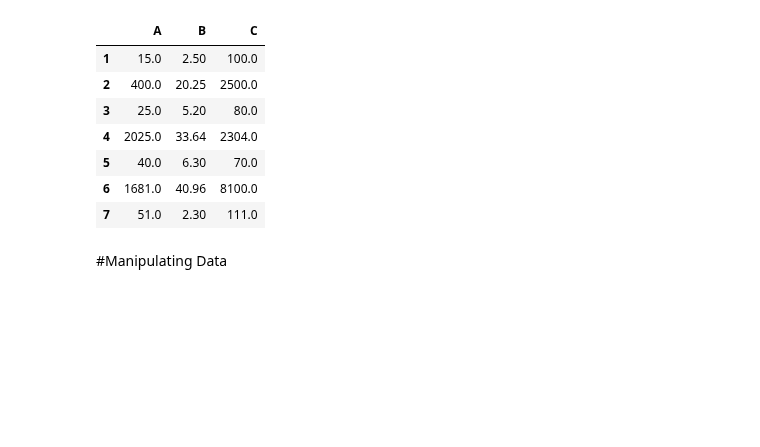
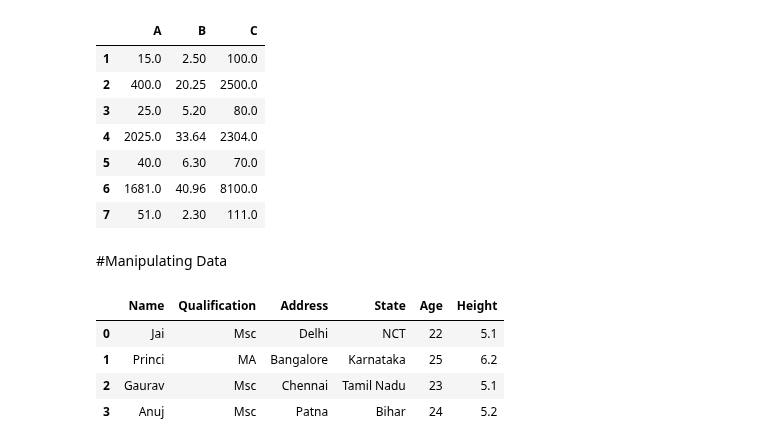
Before and after one commit to kjeyaram-orcl/DataScience, a Jupyter notebook: Pandas.ipynb, the cells around one changed output. Cells and saved outputs as stored; diff of their text form; code cells hidden in the pictures; blank space fills up the shorter version.

```diff
--- a/Pandas.ipynb
+++ b/Pandas.ipynb
@@ -1060,3 +1060,30 @@ df
 | 7 | 51.0 | 2.30 | 111.0 |
 # %% [markdown]
 #Manipulating Data
+# %%
+import pandas as pd
+
+data = {'Name': ['Jai', 'Princi', 'Gaurav', 'Anuj'],
+        'Qualification': ['Msc', 'MA', 'Msc', 'Msc'],
+        'Address': ['Delhi', 'Bangalore', 'Chennai', 'Patna']}
+
+df = pd.DataFrame(data)
+
+age = [22, 25, 23, 24]
+state = ['NCT', 'Karnataka', 'Tamil Nadu', 'Bihar']
+height = [5.1, 6.2, 5.1, 5.2]
+
+new_data = {'Age': age }
+df = df.assign(**new_data) # Add columns using dictionary assignment
+
+df.insert(3,'State', state, True) # Add columns using insert
+
+df['Height'] = height # Add columns using assignment operator
+
+display(df)
+# %% [output]
+|  | Name | Qualification | Address | State | Age | Height |
+| 0 | Jai | Msc | Delhi | NCT | 22 | 5.1 |
+| 1 | Princi | MA | Bangalore | Karnataka | 25 | 6.2 |
+| 2 | Gaurav | Msc | Chennai | Tamil Nadu | 23 | 5.1 |
+| 3 | Anuj | Msc | Patna | Bihar | 24 | 5.2 |
```
Also changed, not shown: parts of 2 cells of this notebook.
